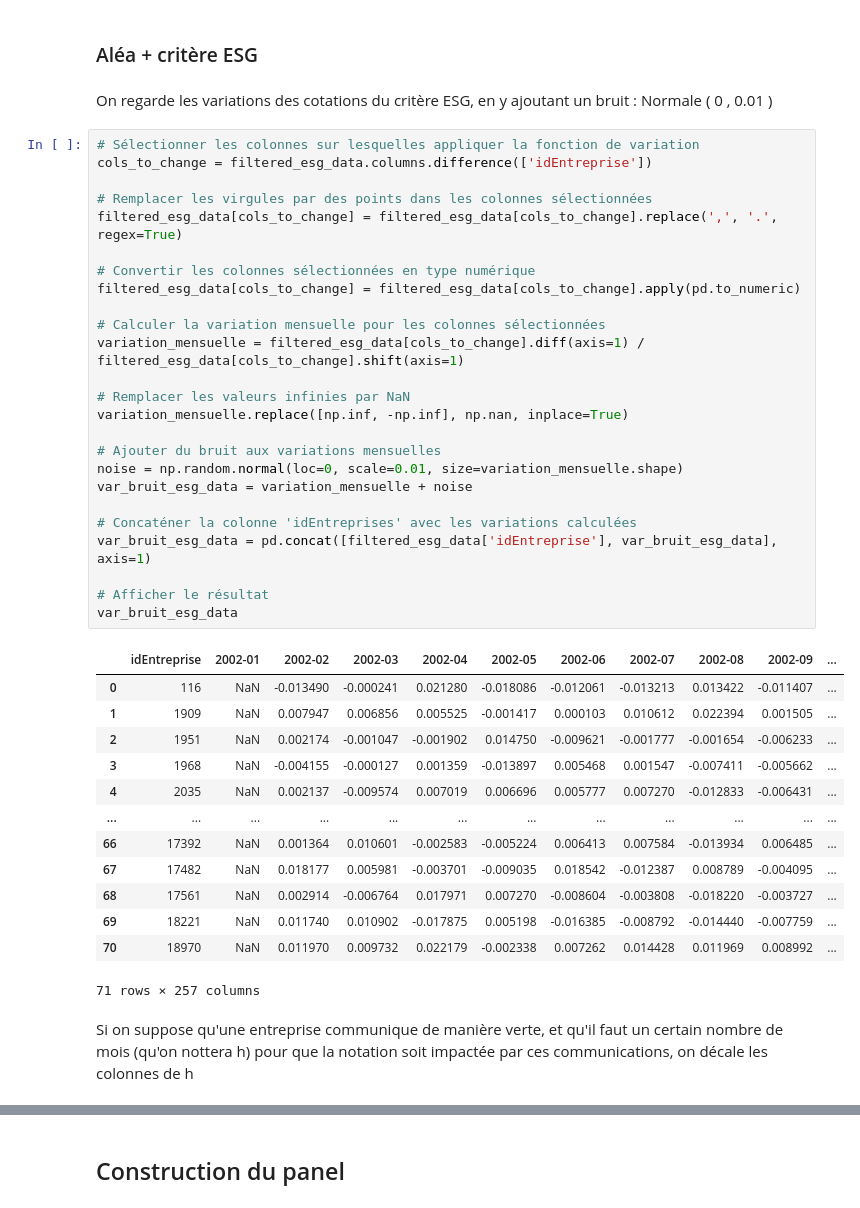
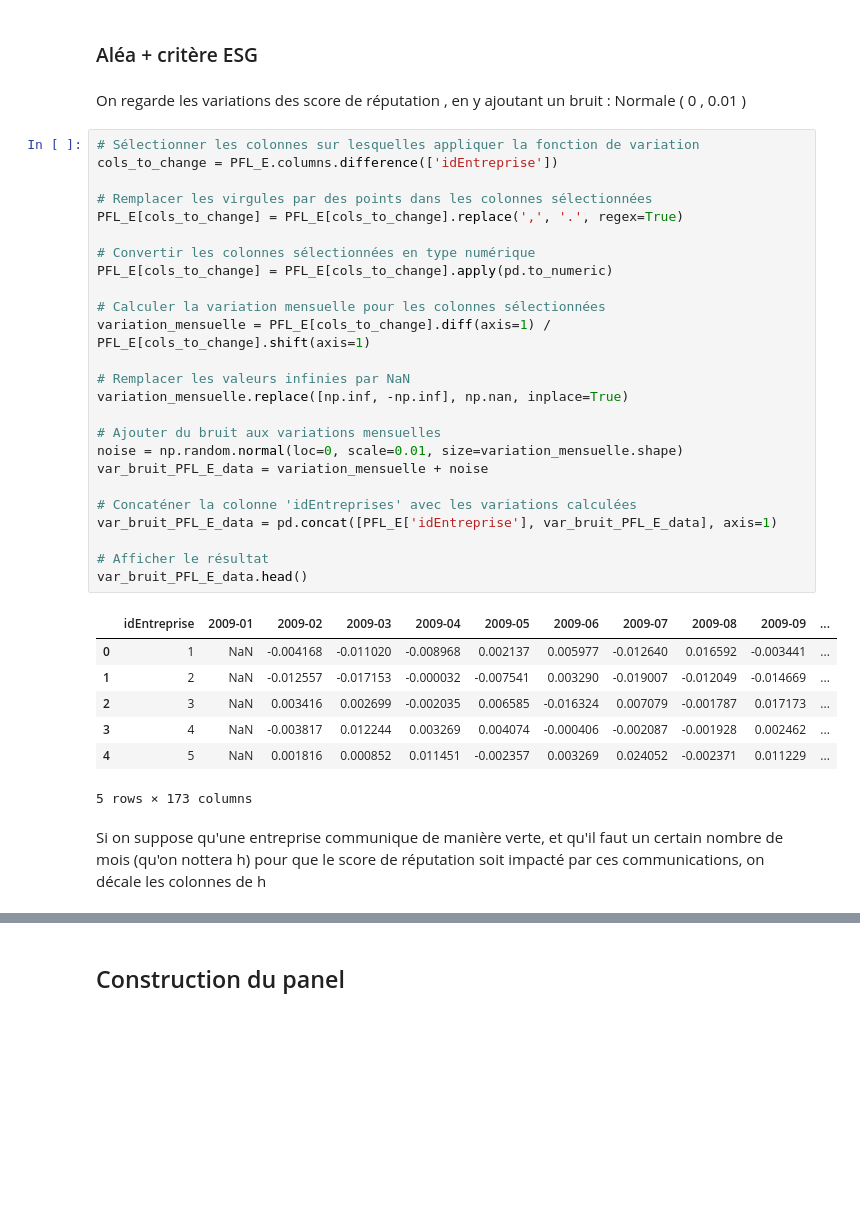
Before and after one commit to tgarnier067/Stat_app, a Jupyter notebook: Econometrie.ipynb, the cells around one changed output, grey strips where cells are left out. Cells and saved outputs as stored; diff of their text form; blank space fills up the shorter version.

```diff
--- a/Econometrie.ipynb
+++ b/Econometrie.ipynb
@@ -397,48 +382,42 @@ visu_cours_env_comm_score(1, env_comm_score_extended_normal)
 # %% [markdown]
 ### Aléa + critère ESG
 # %% [markdown]
-On regarde les variations des cotations du critère ESG, en y ajoutant un bruit : Normale ( 0 , 0.01 )
+On regarde les variations des score de réputation , en y ajoutant un bruit : Normale ( 0 , 0.01 )
 # %%
 # Sélectionner les colonnes sur lesquelles appliquer la fonction de variation
-cols_to_change = filtered_esg_data.columns.difference(['idEntreprise'])
+cols_to_change = PFL_E.columns.difference(['idEntreprise'])
 
 # Remplacer les virgules par des points dans les colonnes sélectionnées
-filtered_esg_data[cols_to_change] = filtered_esg_data[cols_to_change].replace(',', '.', regex=True)
+PFL_E[cols_to_change] = PFL_E[cols_to_change].replace(',', '.', regex=True)
 
 # Convertir les colonnes sélectionnées en type numérique
-filtered_esg_data[cols_to_change] = filtered_esg_data[cols_to_change].apply(pd.to_numeric)
+PFL_E[cols_to_change] = PFL_E[cols_to_change].apply(pd.to_numeric)
 
 # Calculer la variation mensuelle pour les colonnes sélectionnées
-variation_mensuelle = filtered_esg_data[cols_to_change].diff(axis=1) / filtered_esg_data[cols_to_change].shift(axis=1)
+variation_mensuelle = PFL_E[cols_to_change].diff(axis=1) / PFL_E[cols_to_change].shift(axis=1)
 
 # Remplacer les valeurs infinies par NaN
 variation_mensuelle.replace([np.inf, -np.inf], np.nan, inplace=True)
 
 # Ajouter du bruit aux variations mensuelles
 noise = np.random.normal(loc=0, scale=0.01, size=variation_mensuelle.shape)
-var_bruit_esg_data = variation_mensuelle + noise
+var_bruit_PFL_E_data = variation_mensuelle + noise
 
 # Concaténer la colonne 'idEntreprises' avec les variations calculées
-var_bruit_esg_data = pd.concat([filtered_esg_data['idEntreprise'], var_bruit_esg_data], axis=1)
+var_bruit_PFL_E_data = pd.concat([PFL_E['idEntreprise'], var_bruit_PFL_E_data], axis=1)
 
 # Afficher le résultat
-var_bruit_esg_data
+var_bruit_PFL_E_data.head()
 # %% [output]
-|  | idEntreprise | 2002-01 | 2002-02 | 2002-03 | 2002-04 | 2002-05 | 2002-06 | 2002-07 | 2002-08 | 2002-09 | ... |
-| 0 | 116 | NaN | -0.013490 | -0.000241 | 0.021280 | -0.018086 | -0.012061 | -0.013213 | 0.013422 | -0.011407 | ... |
-| 1 | 1909 | NaN | 0.007947 | 0.006856 | 0.005525 | -0.001417 | 0.000103 | 0.010612 | 0.022394 | 0.001505 | ... |
-| 2 | 1951 | NaN | 0.002174 | -0.001047 | -0.001902 | 0.014750 | -0.009621 | -0.001777 | -0.001654 | -0.006233 | ... |
-| 3 | 1968 | NaN | -0.004155 | -0.000127 | 0.001359 | -0.013897 | 0.005468 | 0.001547 | -0.007411 | -0.005662 | ... |
-| 4 | 2035 | NaN | 0.002137 | -0.009574 | 0.007019 | 0.006696 | 0.005777 | 0.007270 | -0.012833 | -0.006431 | ... |
-| ... | ... | ... | ... | ... | ... | ... | ... | ... | ... | ... | ... |
-| 66 | 17392 | NaN | 0.001364 | 0.010601 | -0.002583 | -0.005224 | 0.006413 | 0.007584 | -0.013934 | 0.006485 | ... |
-| 67 | 17482 | NaN | 0.018177 | 0.005981 | -0.003701 | -0.009035 | 0.018542 | -0.012387 | 0.008789 | -0.004095 | ... |
-| 68 | 17561 | NaN | 0.002914 | -0.006764 | 0.017971 | 0.007270 | -0.008604 | -0.003808 | -0.018220 | -0.003727 | ... |
-| 69 | 18221 | NaN | 0.011740 | 0.010902 | -0.017875 | 0.005198 | -0.016385 | -0.008792 | -0.014440 | -0.007759 | ... |
-| 70 | 18970 | NaN | 0.011970 | 0.009732 | 0.022179 | -0.002338 | 0.007262 | 0.014428 | 0.011969 | 0.008992 | ... |
+|  | idEntreprise | 2009-01 | 2009-02 | 2009-03 | 2009-04 | 2009-05 | 2009-06 | 2009-07 | 2009-08 | 2009-09 | ... |
+| 0 | 1 | NaN | -0.004168 | -0.011020 | -0.008968 | 0.002137 | 0.005977 | -0.012640 | 0.016592 | -0.003441 | ... |
+| 1 | 2 | NaN | -0.012557 | -0.017153 | -0.000032 | -0.007541 | 0.003290 | -0.019007 | -0.012049 | -0.014669 | ... |
+| 2 | 3 | NaN | 0.003416 | 0.002699 | -0.002035 | 0.006585 | -0.016324 | 0.007079 | -0.001787 | 0.017173 | ... |
+| 3 | 4 | NaN | -0.003817 | 0.012244 | 0.003269 | 0.004074 | -0.000406 | -0.002087 | -0.001928 | 0.002462 | ... |
+| 4 | 5 | NaN | 0.001816 | 0.000852 | 0.011451 | -0.002357 | 0.003269 | 0.024052 | -0.002371 | 0.011229 | ... |
-71 rows × 257 columns
+5 rows × 173 columns
 # %% [markdown]
-Si on suppose qu'une entreprise communique de manière verte, et qu'il faut un certain nombre de mois (qu'on nottera h) pour que la notation soit impactée par ces communications, on décale les colonnes de h
+Si on suppose qu'une entreprise communique de manière verte, et qu'il faut un certain nombre de mois (qu'on nottera h) pour que le score de réputation soit impacté par ces communications, on décale les colonnes de h
 # %%
 h = 2
 
```
Also changed, not shown: parts of 14 cells of this notebook.
